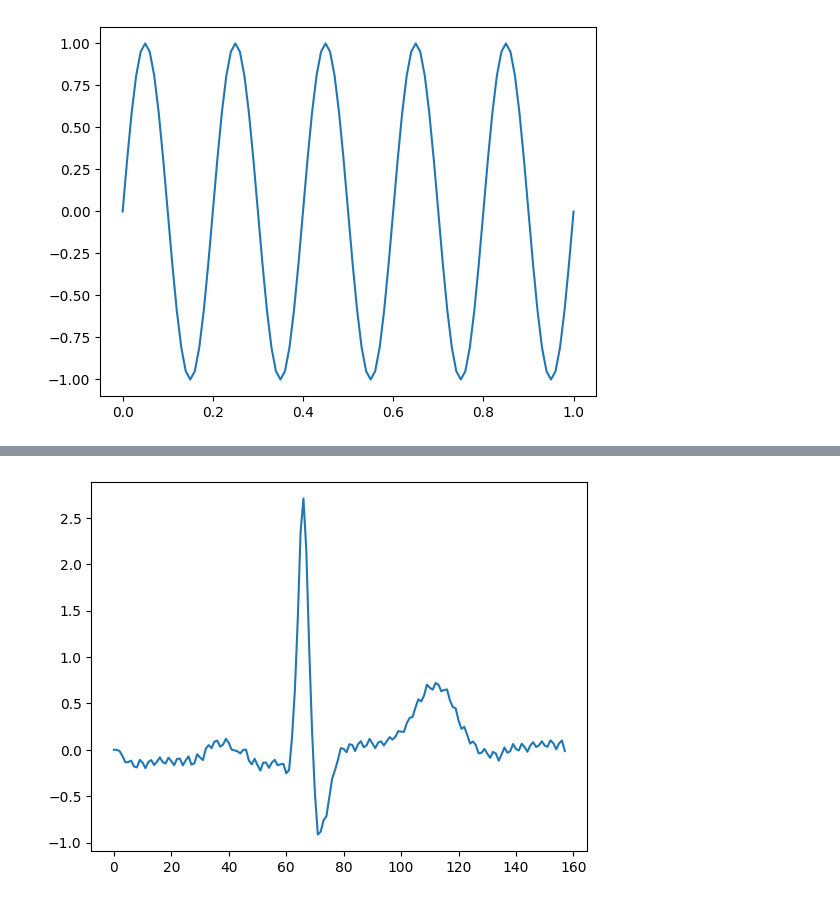
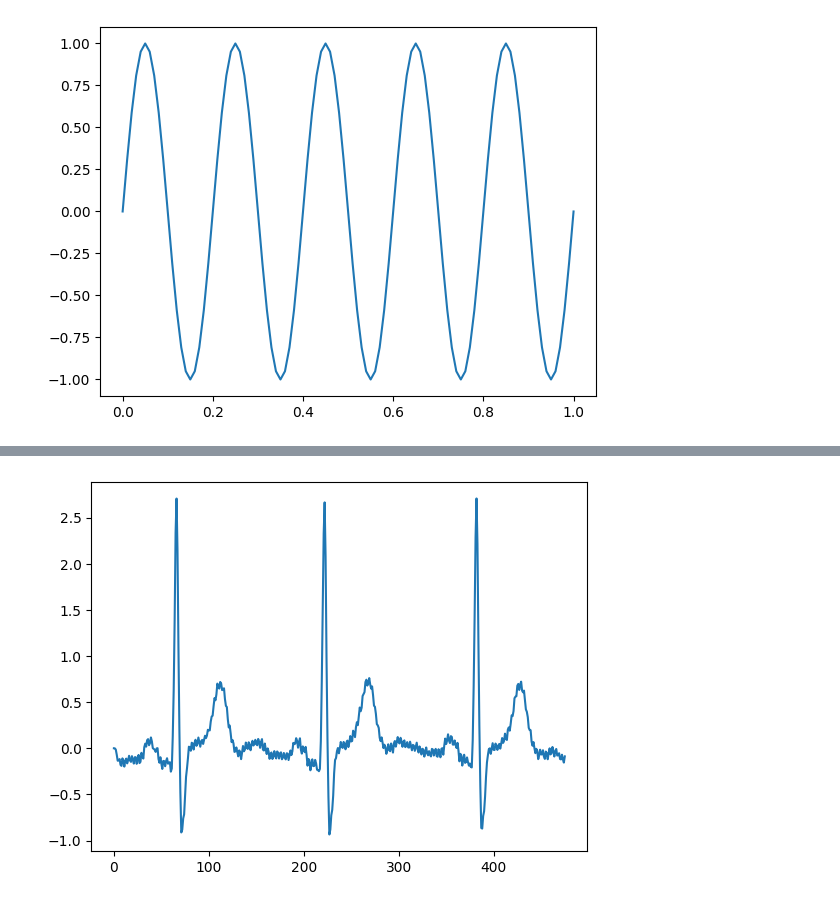
Before and after one commit to ParasKore2003/BMSP, a Jupyter notebook: wiener_filtering.ipynb, the cells around one changed output, grey strips where cells are left out. Drawn from its saved outputs; the diff is of its cells as text; code cells hidden in the pictures.

```diff
--- a/wiener_filtering.ipynb
+++ b/wiener_filtering.ipynb
@@ -58,6 +58,8 @@ plt.plot(t,y);
 # %%
 ecg = np.genfromtxt('ecg2x60.dat')
-ecg = ecg[:158]
+fs = 1000
+L = len(ecg)
+t = np.arange(1,L + 1) / fs
 plt.plot(ecg);
 # %% [output]
-[figure, old version]
+[figure, new version]
```
Also changed, not shown: parts of 10 cells of this notebook.
